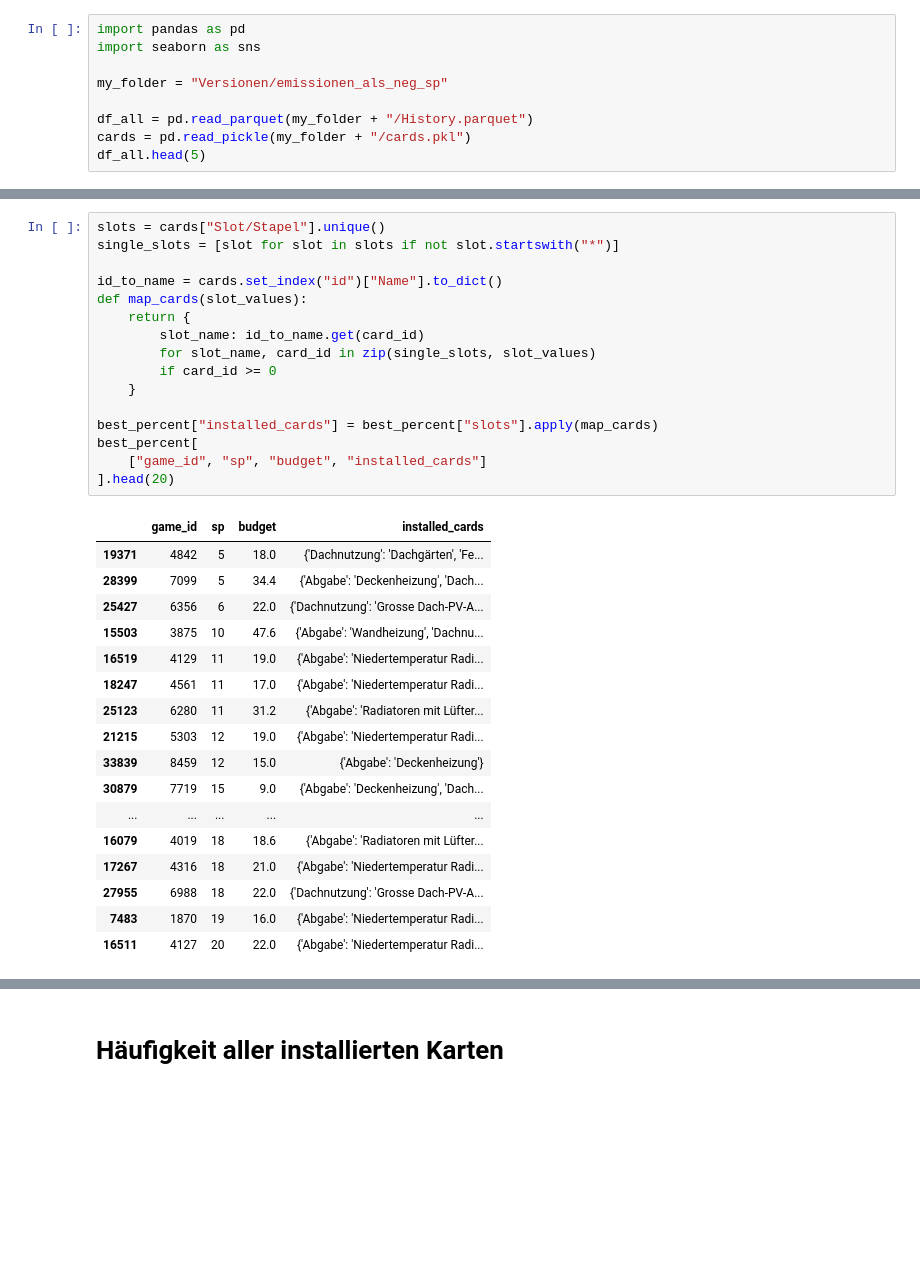
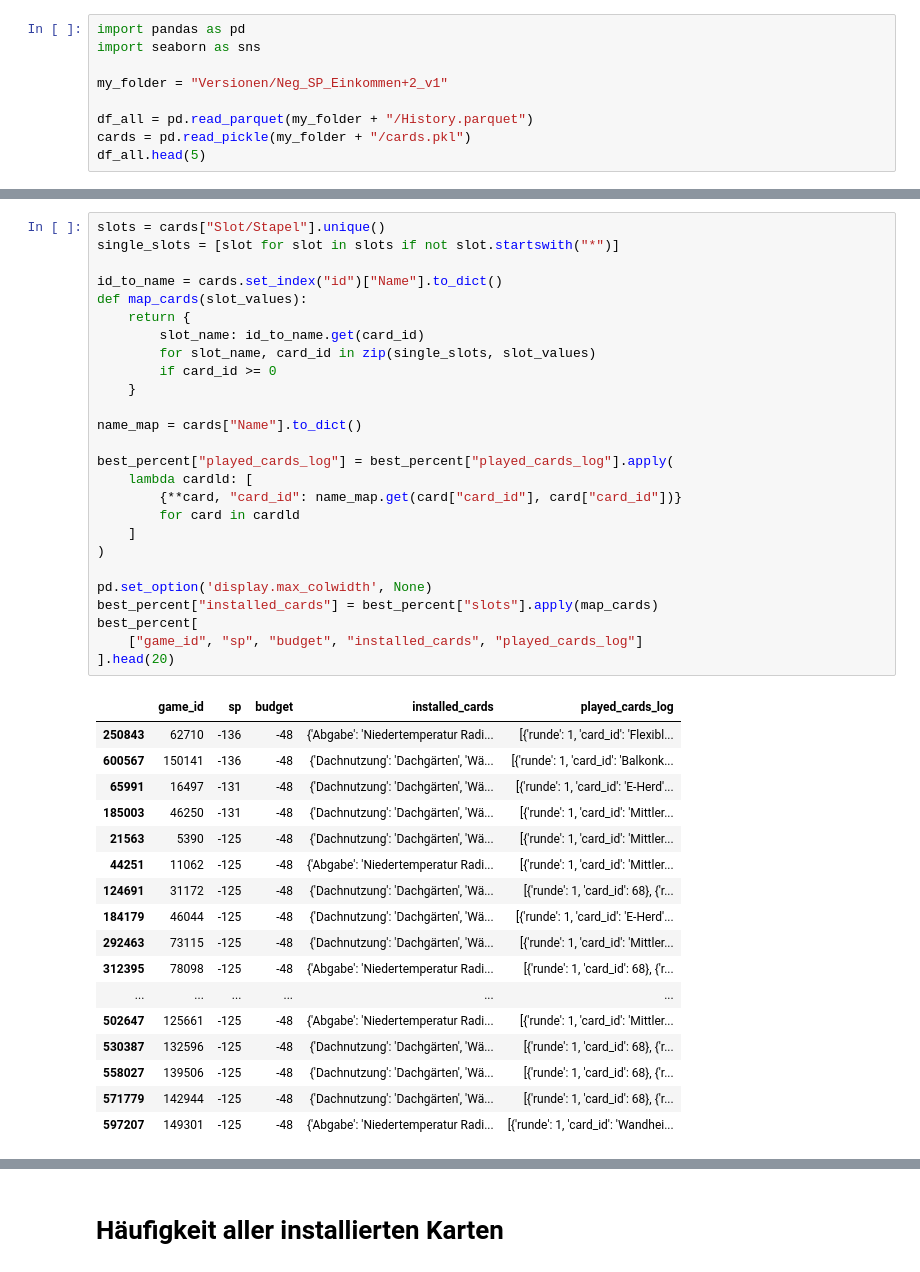
Before and after one commit to simonschaluppe/KlimSta-Brettspiel, a Jupyter notebook: analysis.ipynb, the cells around one changed output, grey strips where cells are left out. Saved outputs shown, nothing was run; the diff lists cells and outputs as text; blank space fills up the shorter version.

```diff
--- a/analysis.ipynb
+++ b/analysis.ipynb
@@ -2,7 +2,7 @@
 import pandas as pd
 import seaborn as sns
 
-my_folder = "Versionen/emissionen_als_neg_sp"
+my_folder = "Versionen/Neg_SP_Einkommen+2_v1"
 
 df_all = pd.read_parquet(my_folder + "/History.parquet")
 cards = pd.read_pickle(my_folder + "/cards.pkl")
@@ -76,37 +76,47 @@ best_percent[["game_id", "sp", "budget"]].head(10)
 # %%
 slots = cards["Slot/Stapel"].unique()
 single_slots = [slot for slot in slots if not slot.startswith("*")]
 
 id_to_name = cards.set_index("id")["Name"].to_dict()
 def map_cards(slot_values):
     return {
         slot_name: id_to_name.get(card_id)
         for slot_name, card_id in zip(single_slots, slot_values)
         if card_id >= 0
     }
 
+name_map = cards["Name"].to_dict()
+
+best_percent["played_cards_log"] = best_percent["played_cards_log"].apply(
+    lambda cardld: [
+        {**card, "card_id": name_map.get(card["card_id"], card["card_id"])}
+        for card in cardld
+    ]
+)
+
+pd.set_option('display.max_colwidth', None)
 best_percent["installed_cards"] = best_percent["slots"].apply(map_cards)
 best_percent[
-    ["game_id", "sp", "budget", "installed_cards"]
+    ["game_id", "sp", "budget", "installed_cards", "played_cards_log"]
 ].head(20)
 # %% [output]
-|  | game_id | sp | budget | installed_cards |
-| 19371 | 4842 | 5 | 18.0 | {'Dachnutzung': 'Dachgärten', 'Fe... |
-| 28399 | 7099 | 5 | 34.4 | {'Abgabe': 'Deckenheizung', 'Dach... |
-| 25427 | 6356 | 6 | 22.0 | {'Dachnutzung': 'Grosse Dach-PV-A... |
-| 15503 | 3875 | 10 | 47.6 | {'Abgabe': 'Wandheizung', 'Dachnu... |
-| 16519 | 4129 | 11 | 19.0 | {'Abgabe': 'Niedertemperatur Radi... |
-| 18247 | 4561 | 11 | 17.0 | {'Abgabe': 'Niedertemperatur Radi... |
-| 25123 | 6280 | 11 | 31.2 | {'Abgabe': 'Radiatoren mit Lüfter... |
-| 21215 | 5303 | 12 | 19.0 | {'Abgabe': 'Niedertemperatur Radi... |
-| 33839 | 8459 | 12 | 15.0 | {'Abgabe': 'Deckenheizung'} |
-| 30879 | 7719 | 15 | 9.0 | {'Abgabe': 'Deckenheizung', 'Dach... |
-| ... | ... | ... | ... | ... |
-| 16079 | 4019 | 18 | 18.6 | {'Abgabe': 'Radiatoren mit Lüfter... |
-| 17267 | 4316 | 18 | 21.0 | {'Abgabe': 'Niedertemperatur Radi... |
-| 27955 | 6988 | 18 | 22.0 | {'Dachnutzung': 'Grosse Dach-PV-A... |
-| 7483 | 1870 | 19 | 16.0 | {'Abgabe': 'Niedertemperatur Radi... |
-| 16511 | 4127 | 20 | 22.0 | {'Abgabe': 'Niedertemperatur Radi... |
+|  | game_id | sp | budget | installed_cards | played_cards_log |
+| 250843 | 62710 | -136 | -48 | {'Abgabe': 'Niedertemperatur Radi... | [{'runde': 1, 'card_id': 'Flexibl... |
+| 600567 | 150141 | -136 | -48 | {'Dachnutzung': 'Dachgärten', 'Wä... | [{'runde': 1, 'card_id': 'Balkonk... |
+| 65991 | 16497 | -131 | -48 | {'Dachnutzung': 'Dachgärten', 'Wä... | [{'runde': 1, 'card_id': 'E-Herd'... |
+| 185003 | 46250 | -131 | -48 | {'Dachnutzung': 'Dachgärten', 'Wä... | [{'runde': 1, 'card_id': 'Mittler... |
+| 21563 | 5390 | -125 | -48 | {'Dachnutzung': 'Dachgärten', 'Wä... | [{'runde': 1, 'card_id': 'Mittler... |
+| 44251 | 11062 | -125 | -48 | {'Abgabe': 'Niedertemperatur Radi... | [{'runde': 1, 'card_id': 'Mittler... |
+| 124691 | 31172 | -125 | -48 | {'Dachnutzung': 'Dachgärten', 'Wä... | [{'runde': 1, 'card_id': 68}, {'r... |
+| 184179 | 46044 | -125 | -48 | {'Dachnutzung': 'Dachgärten', 'Wä... | [{'runde': 1, 'card_id': 'E-Herd'... |
+| 292463 | 73115 | -125 | -48 | {'Dachnutzung': 'Dachgärten', 'Wä... | [{'runde': 1, 'card_id': 'Mittler... |
+| 312395 | 78098 | -125 | -48 | {'Abgabe': 'Niedertemperatur Radi... | [{'runde': 1, 'card_id': 68}, {'r... |
+| ... | ... | ... | ... | ... | ... |
+| 502647 | 125661 | -125 | -48 | {'Abgabe': 'Niedertemperatur Radi... | [{'runde': 1, 'card_id': 'Mittler... |
+| 530387 | 132596 | -125 | -48 | {'Dachnutzung': 'Dachgärten', 'Wä... | [{'runde': 1, 'card_id': 68}, {'r... |
+| 558027 | 139506 | -125 | -48 | {'Dachnutzung': 'Dachgärten', 'Wä... | [{'runde': 1, 'card_id': 68}, {'r... |
+| 571779 | 142944 | -125 | -48 | {'Dachnutzung': 'Dachgärten', 'Wä... | [{'runde': 1, 'card_id': 68}, {'r... |
+| 597207 | 149301 | -125 | -48 | {'Abgabe': 'Niedertemperatur Radi... | [{'runde': 1, 'card_id': 'Wandhei... |
 # %%
 from collections import Counter
 card_counts = Counter(
```
Also changed, not shown: parts of 10 cells of this notebook, 10 other files.
